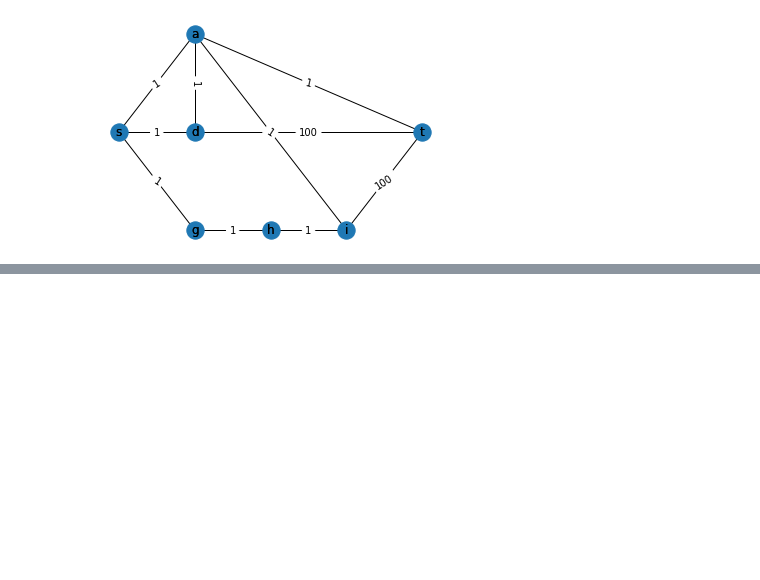
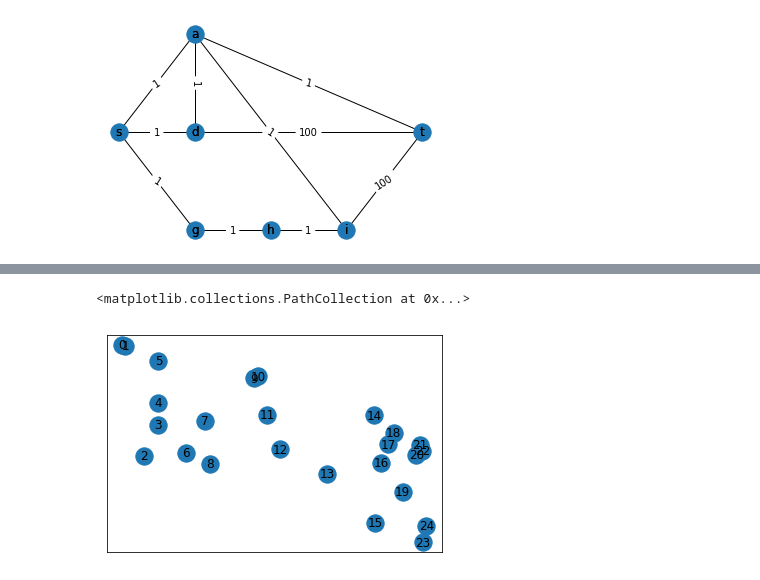
Before and after one commit to aishwarya34/AlgorithmsIlluminated, a Jupyter notebook: C4W2_31NP_COMPLETE_PROBLEMS_32FASTER_EXACT_ALGORITHMS_FOR_NP_COMPLETE_PROBLEMS.ipynb, the cells around one changed output, grey strips where cells are left out. Drawn from its saved outputs; the diff is of its cells as text; code cells hidden in the pictures; blank space fills up the shorter version.

```diff
--- a/C4W2_31NP_COMPLETE_PROBLEMS_32FASTER_EXACT_ALGORITHMS_FOR_NP_COMPLETE_PROBLEMS.ipynb
+++ b/C4W2_31NP_COMPLETE_PROBLEMS_32FASTER_EXACT_ALGORITHMS_FOR_NP_COMPLETE_PROBLEMS.ipynb
@@ -324,0 +367,8 @@ TravelingSalesmanProblem(G, 's')
+# %%
+#print(challenge_graph.nodes.data())
+pos = nx.get_node_attributes(challenge_graph, 'pos')
+nx.draw_networkx_labels(challenge_graph,pos=pos)
+nx.draw_networkx_nodes(challenge_graph, pos=pos, with_labels = True)
+# %% [output]
+<matplotlib.collections.PathCollection at 0x...>
+[figure, added]
```
Also changed, not shown: parts of 7 cells of this notebook, 1 other file.
